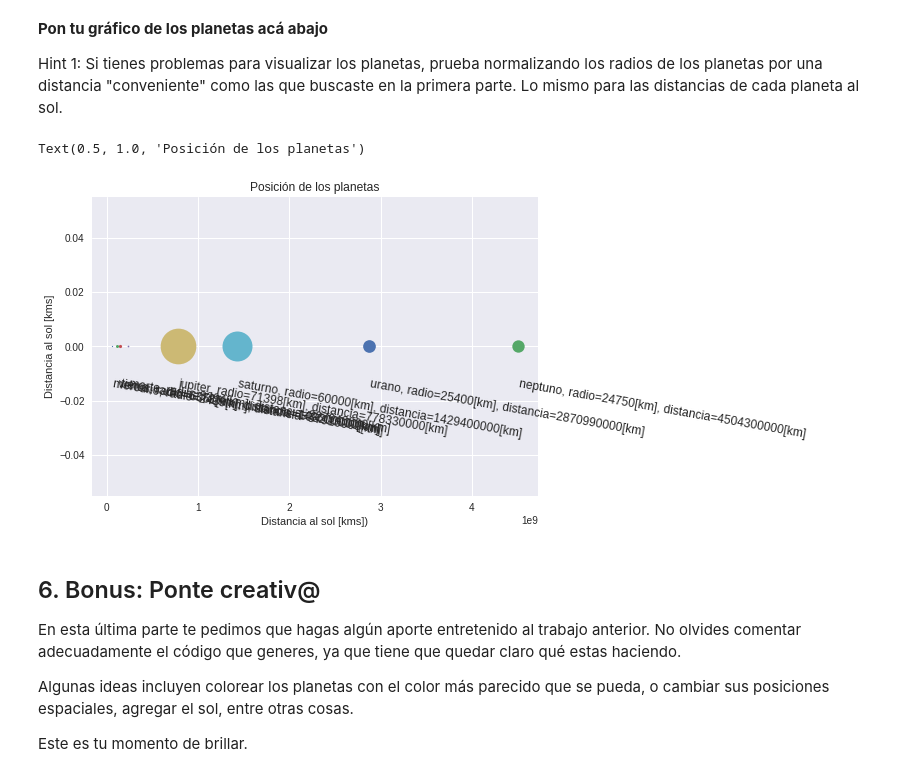
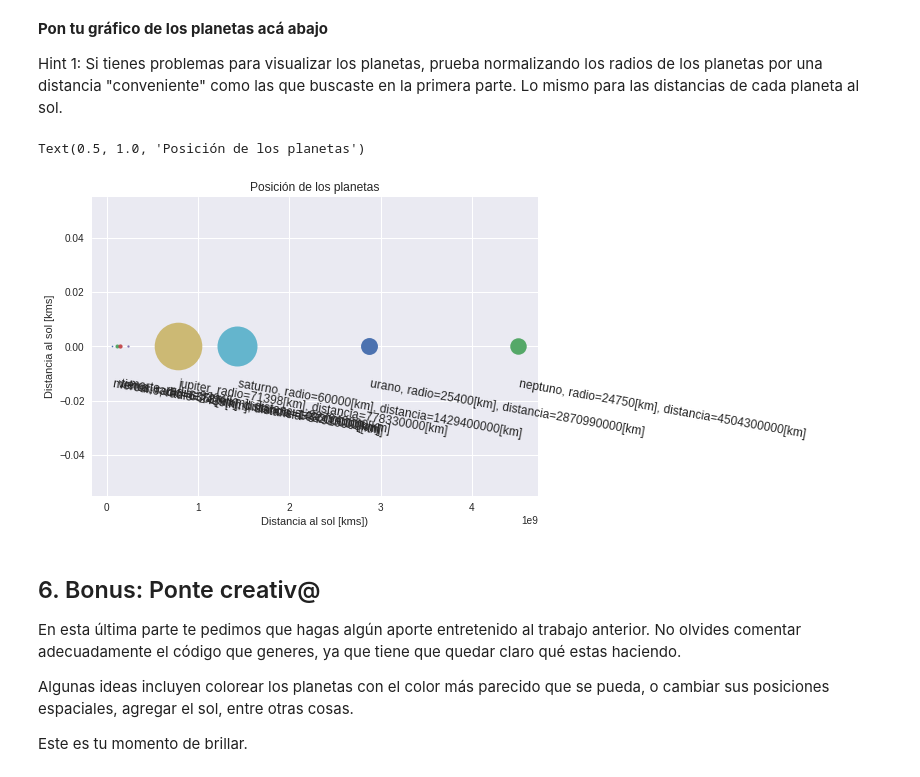
Before and after one commit to diegocorderoa/minitarea1, a Jupyter notebook: minitarea1.ipynb, the cells around one changed output. Drawn from its saved outputs; the diff is of its cells as text; code cells hidden in the pictures.

```diff
--- a/minitarea1.ipynb
+++ b/minitarea1.ipynb
@@ -143,18 +151,18 @@ Hint 1: Si tienes problemas para visualizar los planetas, prueba normalizando lo
 # %%
 import matplotlib.pyplot as plt
 
 fig = plt.figure()
 
 for planeta in planetas:
-  plt.plot(dict_planetas[planeta].distancia,0,'o',markersize=dict_planetas[planeta].radio/2000)
+  plt.plot(dict_planetas[planeta].distancia,0,'o',markersize=dict_planetas[planeta].radio/1500)
   plt.text(dict_planetas[planeta].distancia, -0.015, dict_planetas[planeta].info(), rotation=-10, size=12)
 
 plt.xlabel('Distancia al sol [kms])')
 plt.ylabel('Distancia al sol [kms]')
 plt.title('Posición de los planetas')
 # %% [output]
 Text(0.5, 1.0, 'Posición de los planetas')
-[figure, old version]
+[figure, new version]
 # %% [markdown]
 ## 6. Bonus: Ponte creativ@
 En esta última parte te pedimos que hagas algún aporte entretenido al trabajo anterior. No olvides comentar adecuadamente el código que generes, ya que tiene que quedar claro qué estas haciendo.
```
Also changed, not shown: parts of 2 cells of this notebook.
